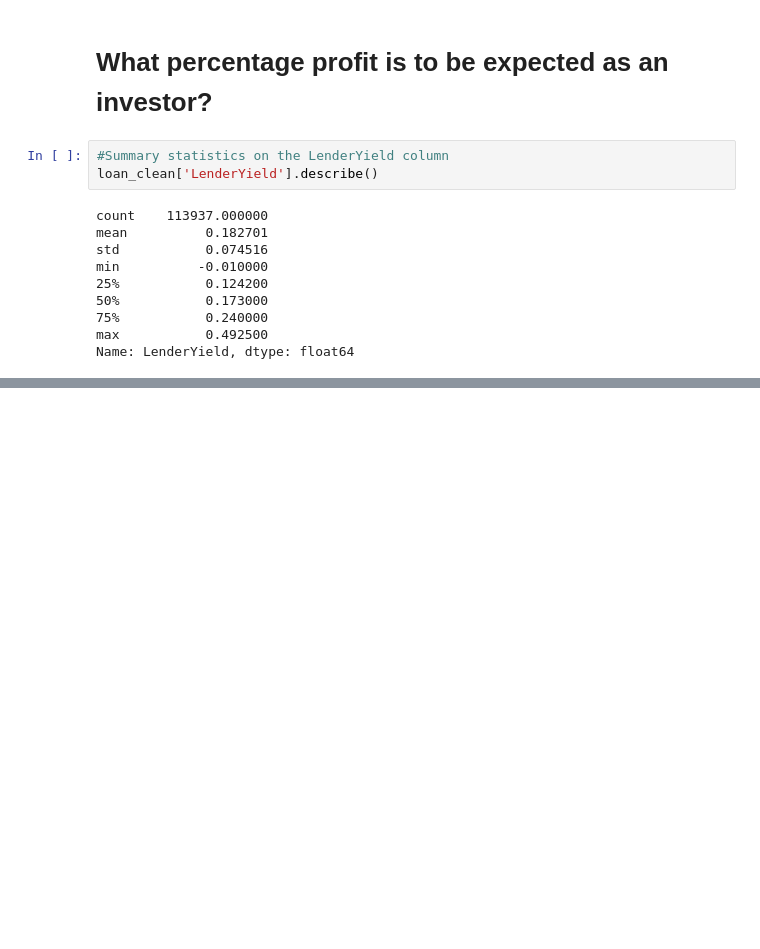
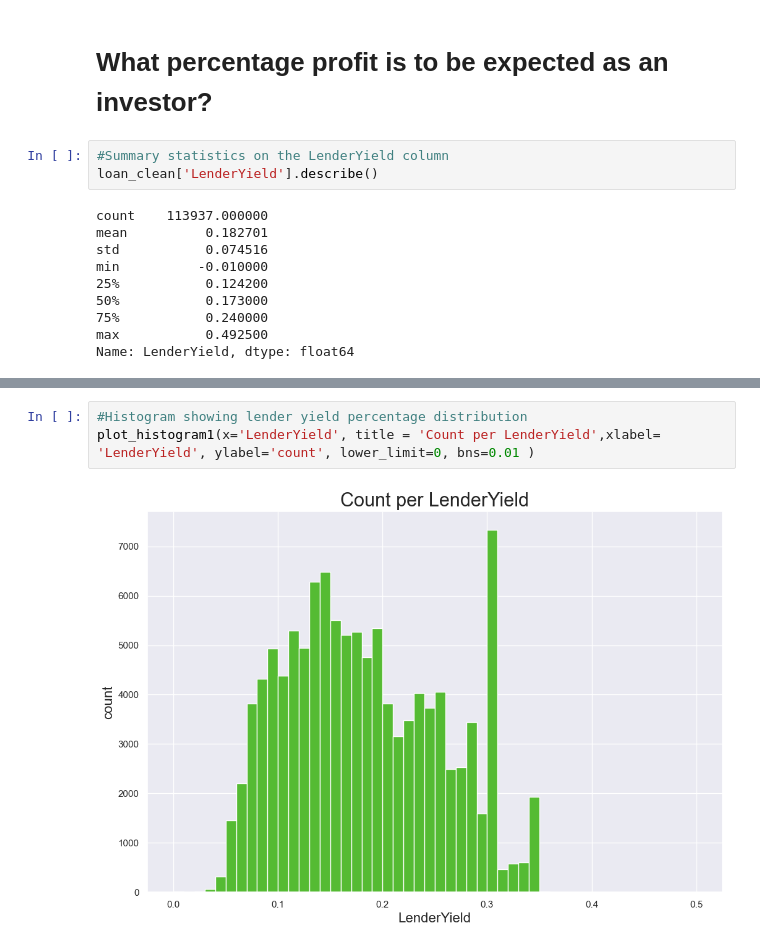
Before and after one commit to ikebude/Explanatory-Data-Analysis-of-Prosper-Loan-Data, a Jupyter notebook: Part_I_exploration_template.ipynb, the cells around one changed output, grey strips where cells are left out. Cells and saved outputs as stored; diff of their text form; blank space fills up the shorter version.

```diff
--- a/Part_I_exploration_template.ipynb
+++ b/Part_I_exploration_template.ipynb
@@ -406,3 +406,8 @@ loan_clean.query('LenderYield==-0.010000')
 | 76858 | 7ADE3385294777364BFEDD6 | 115163 | 2007-03-24 10:03:30.717 | C | 36 | Completed | 2010-03-27 | ... |
 | 78920 | CBC03418552010666B09260 | 319969 | 2008-04-28 11:48:10.400 | C | 36 | Completed | 2009-09-15 | ... |
 | 112717 | C52F3426964405073574757 | 369381 | NaT | A | 36 | Completed | 2010-10-13 | ... |
+# %%
+#Histogram showing lender yield percentage distribution
+plot_histogram1(x='LenderYield', title = 'Count per LenderYield',xlabel= 'LenderYield', ylabel='count', lower_limit=0, bns=0.01 )
+# %% [output]
+[figure, added]
```
Also changed, not shown: parts of 37 cells of this notebook.
